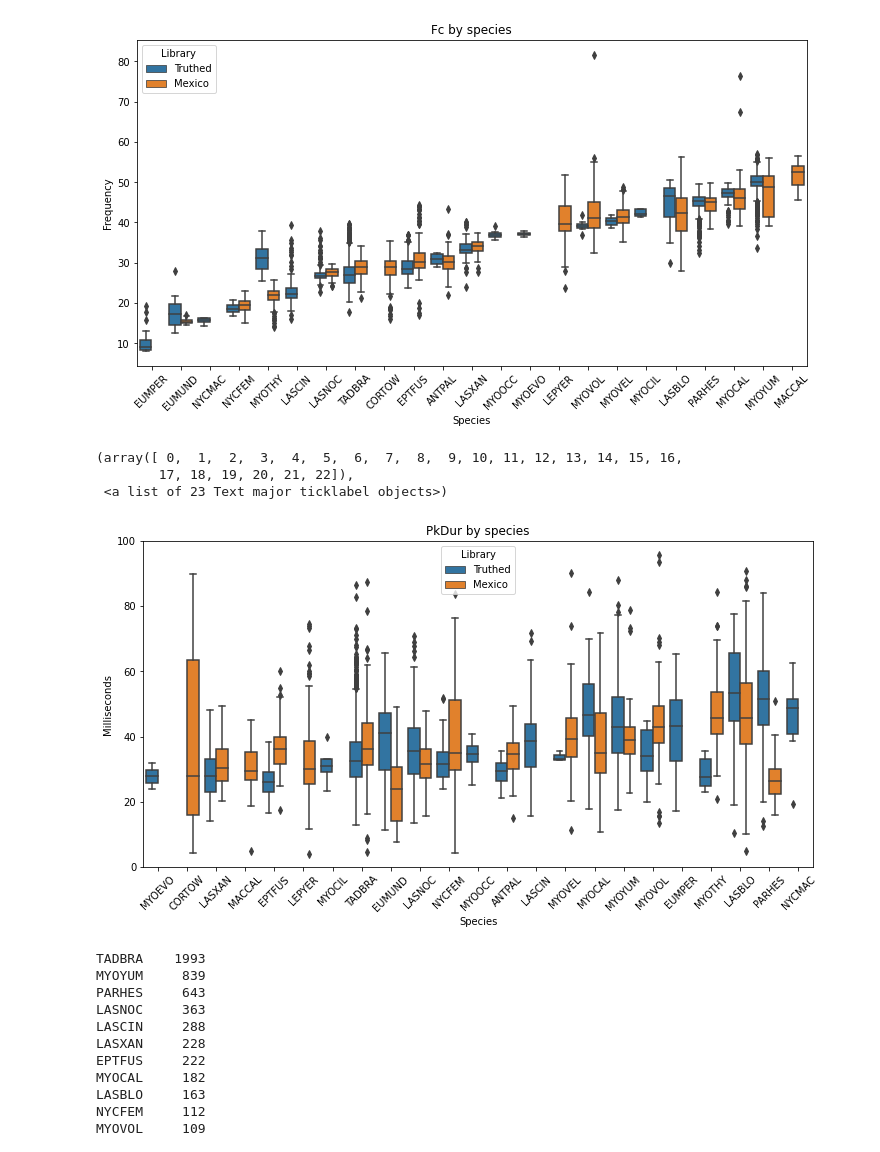
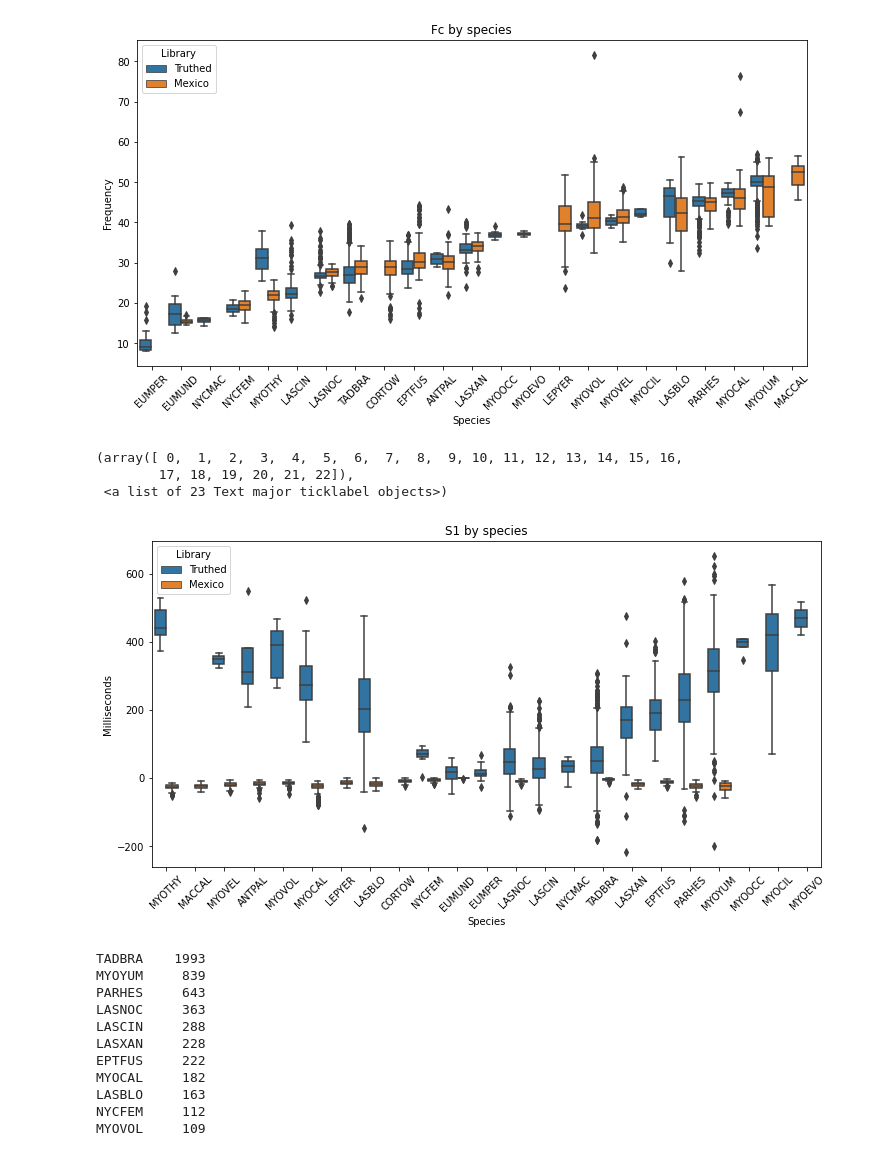
Before and after one commit to haberkornm/Springboard, a Jupyter notebook: Bat_Echolocation_Capstone/Bat_echolocation_EDA.ipynb, the cells around one changed output. Cells and saved outputs as stored; diff of their text form; code cells hidden in the pictures.

```diff
--- a/Bat_Echolocation_Capstone/Bat_echolocation_EDA.ipynb
+++ b/Bat_Echolocation_Capstone/Bat_echolocation_EDA.ipynb
@@ -793,17 +1051,17 @@ plt.xticks(rotation=45)
 [figure]
 # %%
 plt.subplots(figsize=(12,6))
-sns.boxplot(df['Spp'], df['PkDur'], hue = df['Library'], order=df.groupby('Spp')['PkDur'].aggregate(np.median).sort_values().reset_index()['Spp'])
+sns.boxplot(df['Spp'], df['S1'], hue = df['Library'], order=df.groupby('Spp')['S1'].aggregate(np.median).sort_values().reset_index()['Spp'])
 plt.xlabel('Species')
 plt.ylabel('Milliseconds')
-plt.ylim(0, 100)
-plt.title('PkDur by species')
+#plt.ylim(0, 100)
+plt.title('S1 by species')
 plt.xticks(rotation=45)
 # %% [output]
 (array([ 0,  1,  2,  3,  4,  5,  6,  7,  8,  9, 10, 11, 12, 13, 14, 15, 16,
         17, 18, 19, 20, 21, 22]),
  <a list of 23 Text major ticklabel objects>)
-[figure, old version]
+[figure, new version]
 # %%
 #drop species with less than 100 - EUMPER, MYOOCC, NYCMAC, MYOCIL, MYOEVO, EUMUND, MACCAL - Also drop NOID
 drop_species = ['EUMPER', 'MYOOCC', 'NYCMAC', 'MYOCIL', 'MYOEVO', 'EUMUND', 'MACCAL', 'NOID']
```
Also changed, not shown: parts of 52 cells of this notebook.
